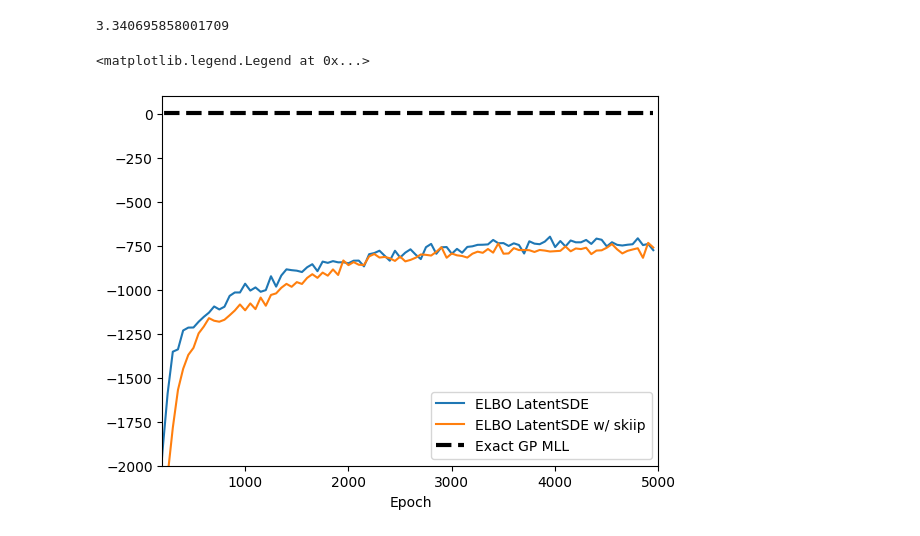
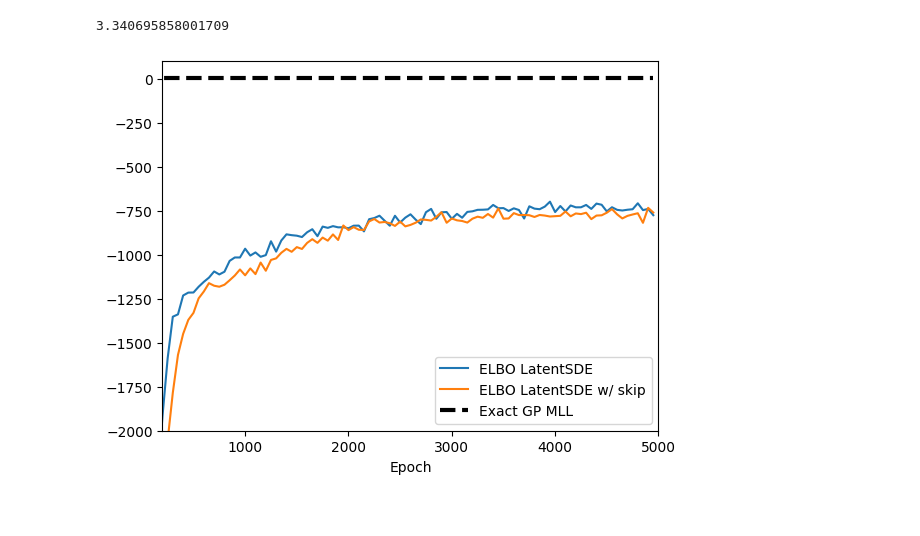
Before and after one commit to harrisonzhu508/torchsde, a Jupyter notebook: scripts/gp_1d/gp.ipynb, the cells around one changed output. Drawn from its saved outputs; the diff is of its cells as text; code cells hidden in the pictures.

```diff
--- a/scripts/gp_1d/gp.ipynb
+++ b/scripts/gp_1d/gp.ipynb
@@ -349,12 +349,12 @@ class LatentSDE(torchsde.SDEIto):
     def sample_p(self, ts, batch_size, eps=None, bm=None):
         eps = torch.randn(batch_size, 1).to(self.py0_mean) if eps is None else eps
         y0 = self.py0_mean + eps * self.py0_std
-        return sdeint_fn(self, y0, ts, bm=bm, method='srk', dt=args.dt, names={'drift': 'h'})
+        return sdeint_fn(self, y0, ts, bm=bm, method='srk', dt=1e-2, names={'drift': 'h'})
 
     def sample_q(self, ts, batch_size, eps=None, bm=None):
         eps = torch.randn(batch_size, 1).to(self.qy0_mean) if eps is None else eps
         y0 = self.qy0_mean + eps * self.qy0_std
-        return sdeint_fn(self, y0, ts, bm=bm, method='srk', dt=args.dt)
+        return sdeint_fn(self, y0, ts, bm=bm, method='srk', dt=1e-2)
 
     # @property
     # def py0_std(self):
@@ -438,13 +438,13 @@ gp_loss
 3.340695858001709
 # %%
 plt.plot(ckpt_epochs, df_elbo["latentsde"], color="C0", label="ELBO LatentSDE")
-plt.plot(ckpt_epochs, df_elbo["latentsde_skip"], color="C1", label="ELBO LatentSDE w/ skiip")
+plt.plot(ckpt_epochs, df_elbo["latentsde_skip"], color="C1", label="ELBO LatentSDE w/ skip")
 plt.hlines(y = gp_loss, xmin = 0, xmax = 4950, color='black', linestyle = 'dashed', linewidth = 3,
 label="Exact GP MLL")
 plt.ylim(-2000, 100)
 plt.xlim(200, 5000)
 plt.xlabel("Epoch")
 plt.legend(loc="lower right")
+plt.savefig("ELBO.pdf")
 # %% [output]
-<matplotlib.legend.Legend at 0x...>
-[figure, old version]
+[figure, new version]
```
Also changed, not shown: parts of 8 cells of this notebook, 2 other files.
